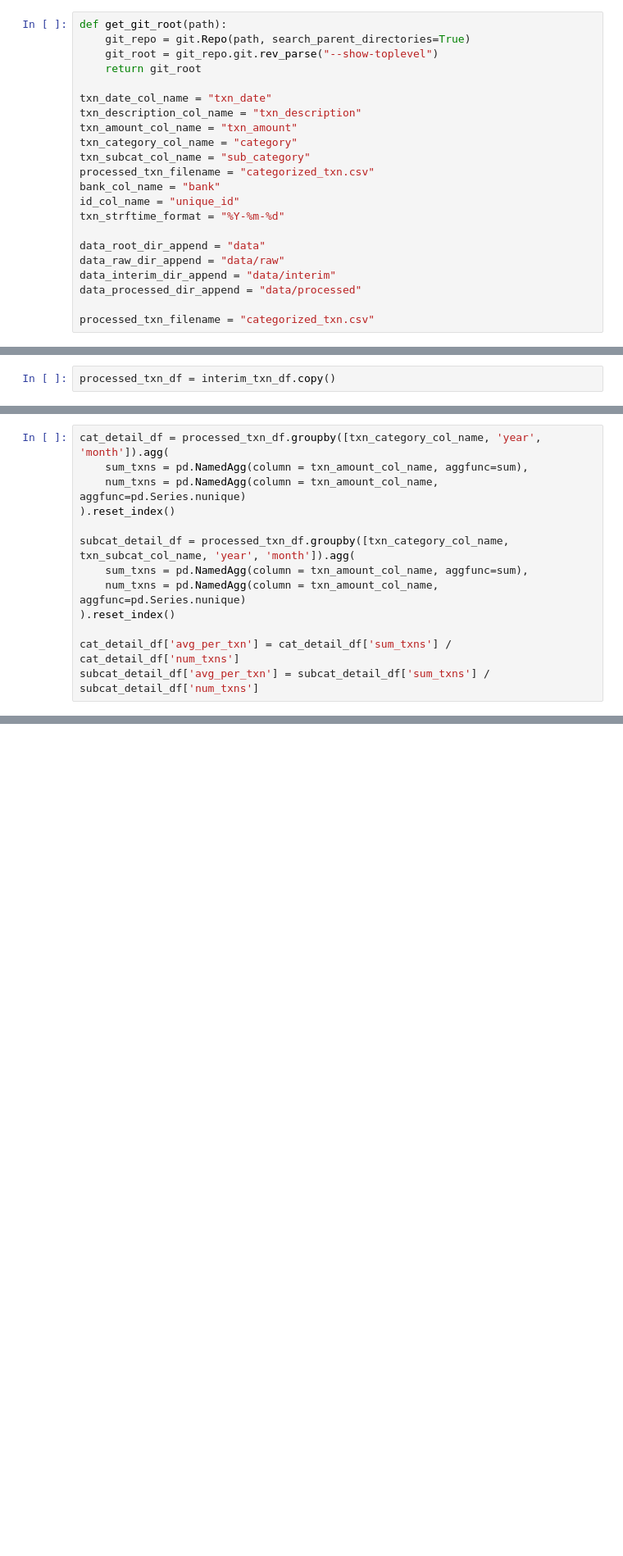
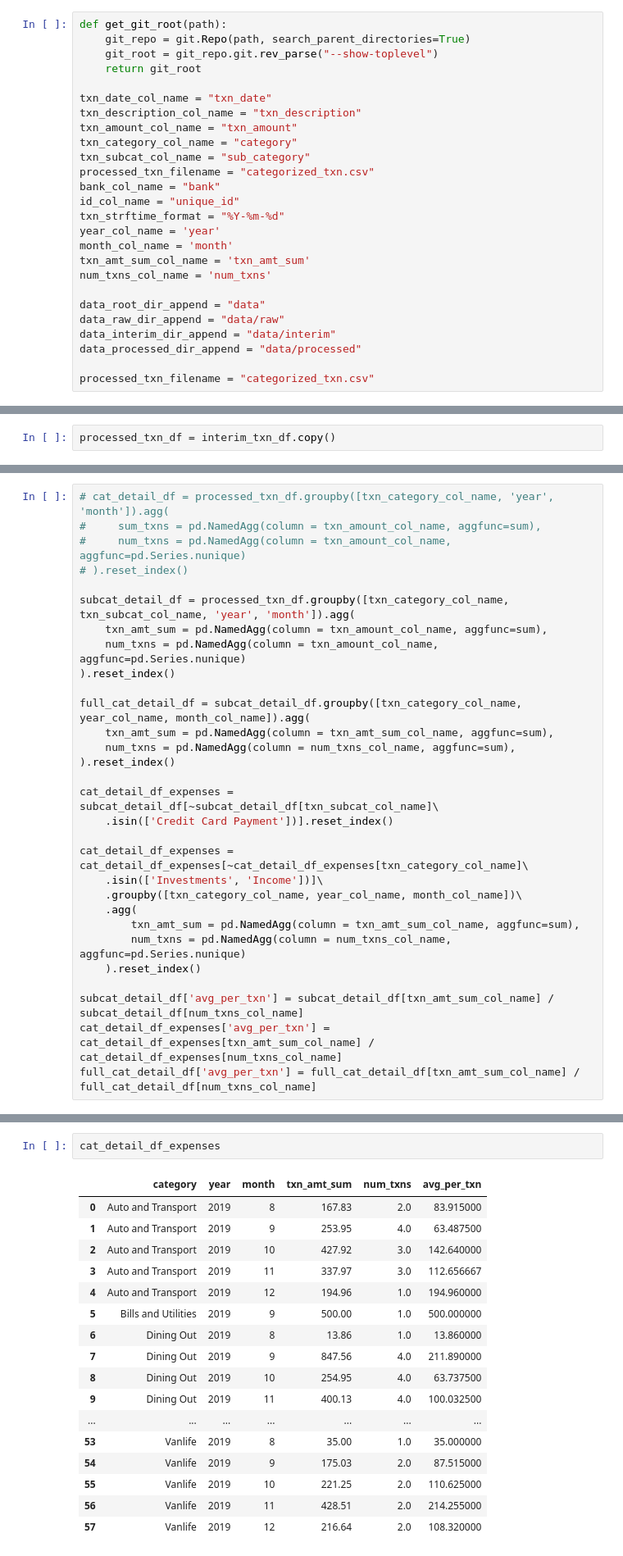
Before and after one commit to b-o-l-l-a/finances, a Jupyter notebook: notebooks/data_viz.ipynb, the cells around one changed output, grey strips where cells are left out. Shown at 82% size. Drawn from its saved outputs; the diff is of its cells as text; blank space fills up the shorter version.

```diff
--- a/notebooks/data_viz.ipynb
+++ b/notebooks/data_viz.ipynb
@@ -17,6 +17,10 @@ processed_txn_filename = "categorized_txn.csv"
 bank_col_name = "bank"
 id_col_name = "unique_id"
 txn_strftime_format = "%Y-%m-%d"
+year_col_name = 'year'
+month_col_name = 'month'
+txn_amt_sum_col_name = 'txn_amt_sum'
+num_txns_col_name = 'num_txns'
 
 data_root_dir_append = "data"
 data_raw_dir_append = "data/raw"
@@ -97,13 +129,30 @@ processed_txn_df
 # %%
-cat_detail_df = processed_txn_df.groupby([txn_category_col_name, 'year', 'month']).agg(
-    sum_txns = pd.NamedAgg(column = txn_amount_col_name, aggfunc=sum),
+# cat_detail_df = processed_txn_df.groupby([txn_category_col_name, 'year', 'month']).agg(
+#     sum_txns = pd.NamedAgg(column = txn_amount_col_name, aggfunc=sum),
+#     num_txns = pd.NamedAgg(column = txn_amount_col_name, aggfunc=pd.Series.nunique)
+# ).reset_index()
+
+subcat_detail_df = processed_txn_df.groupby([txn_category_col_name, txn_subcat_col_name, 'year', 'month']).agg(
+    txn_amt_sum = pd.NamedAgg(column = txn_amount_col_name, aggfunc=sum),
     num_txns = pd.NamedAgg(column = txn_amount_col_name, aggfunc=pd.Series.nunique)
 ).reset_index()
 
-subcat_detail_df = processed_txn_df.groupby([txn_category_col_name, txn_subcat_col_name, 'year', 'month']).agg(
-    sum_txns = pd.NamedAgg(column = txn_amount_col_name, aggfunc=sum),
-    num_txns = pd.NamedAgg(column = txn_amount_col_name, aggfunc=pd.Series.nunique)
+full_cat_detail_df = subcat_detail_df.groupby([txn_category_col_name, year_col_name, month_col_name]).agg(
+    txn_amt_sum = pd.NamedAgg(column = txn_amt_sum_col_name, aggfunc=sum),
+    num_txns = pd.NamedAgg(column = num_txns_col_name, aggfunc=sum),
 ).reset_index()
 
-cat_detail_df['avg_per_txn'] = cat_detail_df['sum_txns'] / cat_detail_df['num_txns']
-subcat_detail_df['avg_per_txn'] = subcat_detail_df['sum_txns'] / subcat_detail_df['num_txns']
+cat_detail_df_expenses = subcat_detail_df[~subcat_detail_df[txn_subcat_col_name]\
+    .isin(['Credit Card Payment'])].reset_index()
+
+cat_detail_df_expenses = cat_detail_df_expenses[~cat_detail_df_expenses[txn_category_col_name]\
+    .isin(['Investments', 'Income'])]\
+    .groupby([txn_category_col_name, year_col_name, month_col_name])\
+    .agg(
+        txn_amt_sum = pd.NamedAgg(column = txn_amt_sum_col_name, aggfunc=sum),
+        num_txns = pd.NamedAgg(column = num_txns_col_name, aggfunc=pd.Series.nunique)
+    ).reset_index()
+
+subcat_detail_df['avg_per_txn'] = subcat_detail_df[txn_amt_sum_col_name] / subcat_detail_df[num_txns_col_name]
+cat_detail_df_expenses['avg_per_txn'] = cat_detail_df_expenses[txn_amt_sum_col_name] / cat_detail_df_expenses[num_txns_col_name]
+full_cat_detail_df['avg_per_txn'] = full_cat_detail_df[txn_amt_sum_col_name] / full_cat_detail_df[num_txns_col_name]
@@ -120,0 +245,20 @@ cat_specific_df
+# %%
+cat_detail_df_expenses
+# %% [output]
+|  | category | year | month | txn_amt_sum | num_txns | avg_per_txn |
+| 0 | Auto and Transport | 2019 | 8 | 167.83 | 2.0 | 83.915000 |
+| 1 | Auto and Transport | 2019 | 9 | 253.95 | 4.0 | 63.487500 |
+| 2 | Auto and Transport | 2019 | 10 | 427.92 | 3.0 | 142.640000 |
+| 3 | Auto and Transport | 2019 | 11 | 337.97 | 3.0 | 112.656667 |
+| 4 | Auto and Transport | 2019 | 12 | 194.96 | 1.0 | 194.960000 |
+| 5 | Bills and Utilities | 2019 | 9 | 500.00 | 1.0 | 500.000000 |
+| 6 | Dining Out | 2019 | 8 | 13.86 | 1.0 | 13.860000 |
+| 7 | Dining Out | 2019 | 9 | 847.56 | 4.0 | 211.890000 |
+| 8 | Dining Out | 2019 | 10 | 254.95 | 4.0 | 63.737500 |
+| 9 | Dining Out | 2019 | 11 | 400.13 | 4.0 | 100.032500 |
+| ... | ... | ... | ... | ... | ... | ... |
+| 53 | Vanlife | 2019 | 8 | 35.00 | 1.0 | 35.000000 |
+| 54 | Vanlife | 2019 | 9 | 175.03 | 2.0 | 87.515000 |
+| 55 | Vanlife | 2019 | 10 | 221.25 | 2.0 | 110.625000 |
+| 56 | Vanlife | 2019 | 11 | 428.51 | 2.0 | 214.255000 |
+| 57 | Vanlife | 2019 | 12 | 216.64 | 2.0 | 108.320000 |
```
Also changed, not shown: parts of 15 cells of this notebook, 1 other file.
